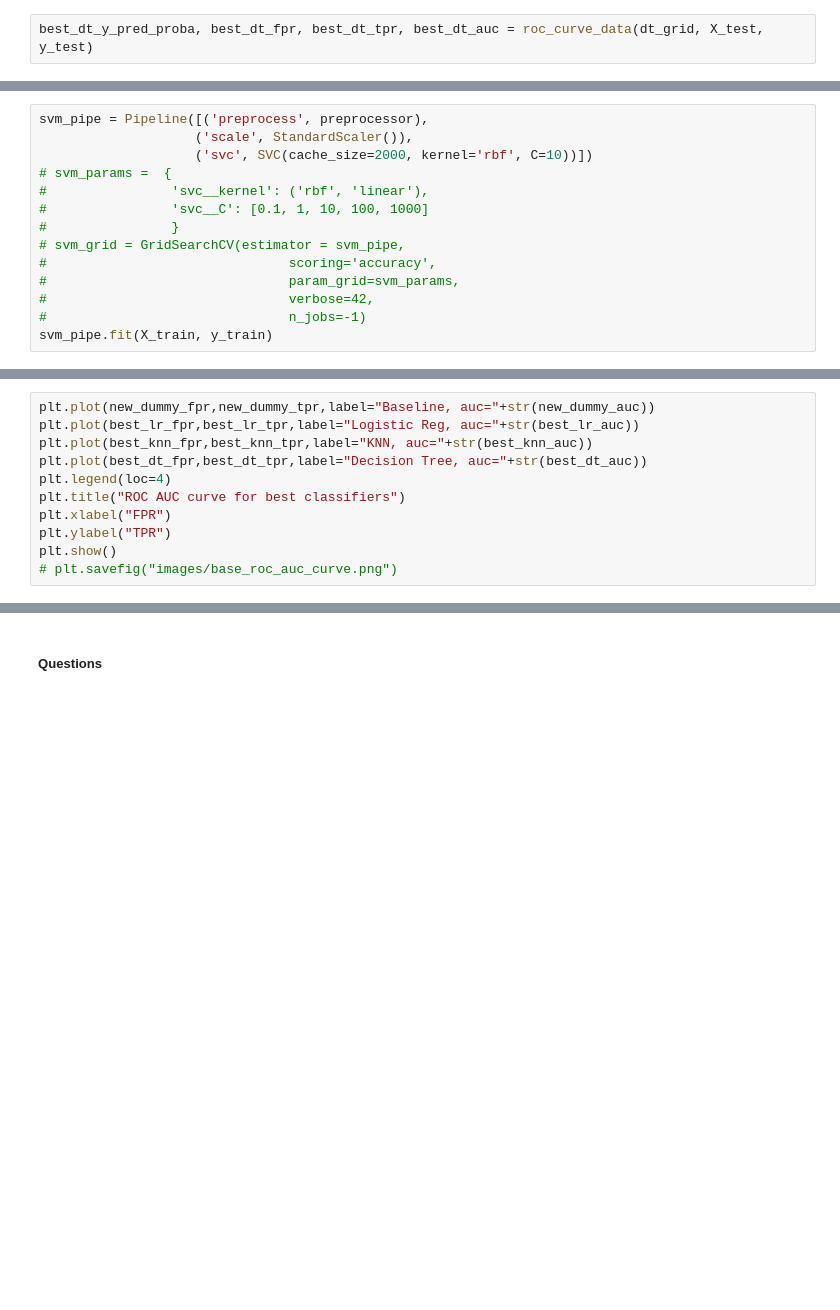
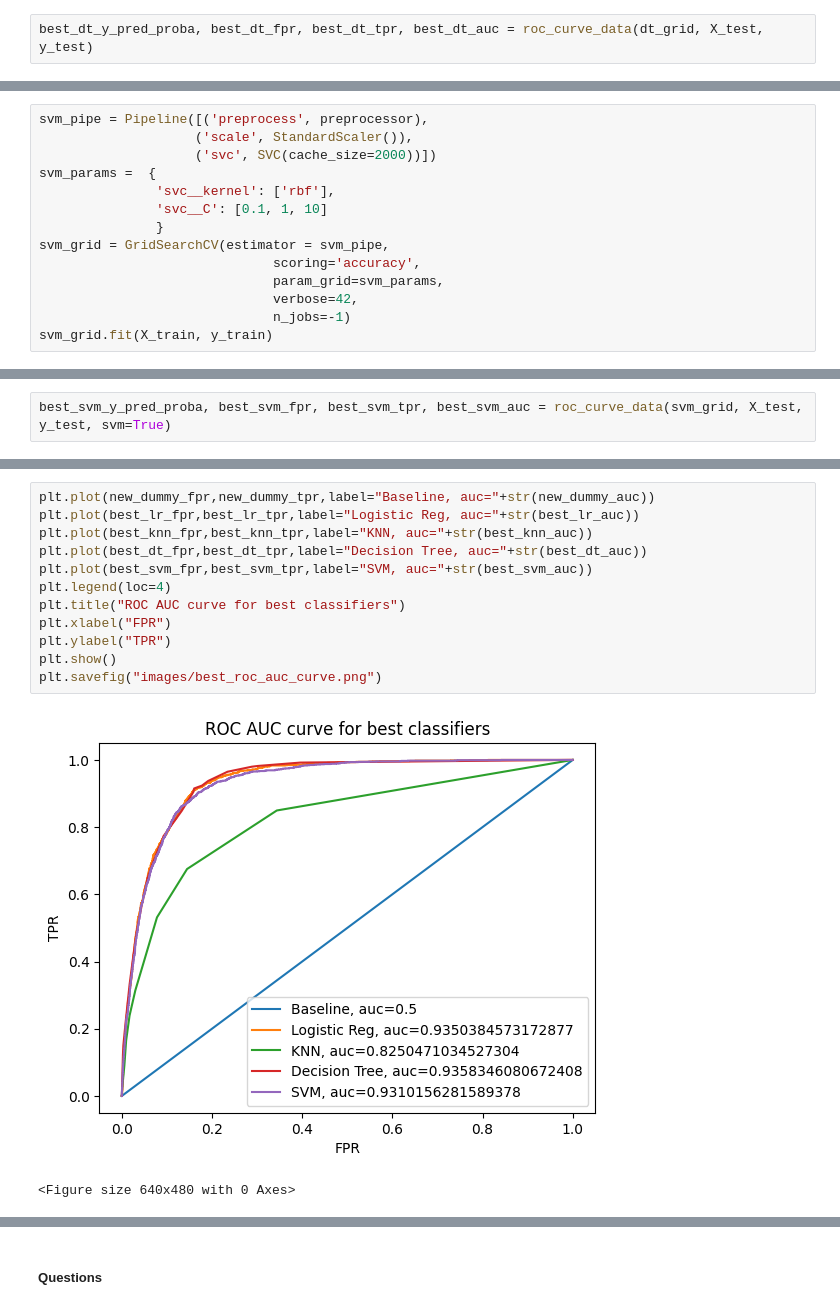
Before and after one commit to parthoghosh24/banking_marketing_campaign, a Jupyter notebook: prompt_III.ipynb, the cells around one changed output, grey strips where cells are left out. Saved outputs shown, nothing was run; the diff lists cells and outputs as text; blank space fills up the shorter version.

```diff
--- a/prompt_III.ipynb
+++ b/prompt_III.ipynb
@@ -880,15 +893,15 @@ Support Vector Machine. We are initializing the constructor with kernel='rbf' an
 # %%
 svm_pipe = Pipeline([('preprocess', preprocessor),
                     ('scale', StandardScaler()),
-                    ('svc', SVC(cache_size=2000, kernel='rbf', C=10))])
-# svm_params =  {
-#                'svc__kernel': ('rbf', 'linear'),
-#                'svc__C': [0.1, 1, 10, 100, 1000]
-#                }
-# svm_grid = GridSearchCV(estimator = svm_pipe,
-#                               scoring='accuracy',
-#                               param_grid=svm_params,
-#                               verbose=42,
-#                               n_jobs=-1)
-svm_pipe.fit(X_train, y_train)
+                    ('svc', SVC(cache_size=2000))])
+svm_params =  {
+               'svc__kernel': ['rbf'],
+               'svc__C': [0.1, 1, 10]
+               }
+svm_grid = GridSearchCV(estimator = svm_pipe,
+                              scoring='accuracy',
+                              param_grid=svm_params,
+                              verbose=42,
+                              n_jobs=-1)
+svm_grid.fit(X_train, y_train)
 # %% [output]
@@ -918,0 +969,2 @@ svc_grid.best_score_
+# %%
+best_svm_y_pred_proba, best_svm_fpr, best_svm_tpr, best_svm_auc = roc_curve_data(svm_grid, X_test, y_test, svm=True)
@@ -919,11 +985,15 @@ svc_grid.best_score_
 # %%
 plt.plot(new_dummy_fpr,new_dummy_tpr,label="Baseline, auc="+str(new_dummy_auc))
 plt.plot(best_lr_fpr,best_lr_tpr,label="Logistic Reg, auc="+str(best_lr_auc))
 plt.plot(best_knn_fpr,best_knn_tpr,label="KNN, auc="+str(best_knn_auc))
 plt.plot(best_dt_fpr,best_dt_tpr,label="Decision Tree, auc="+str(best_dt_auc))
+plt.plot(best_svm_fpr,best_svm_tpr,label="SVM, auc="+str(best_svm_auc))
 plt.legend(loc=4)
 plt.title("ROC AUC curve for best classifiers")
 plt.xlabel("FPR")
 plt.ylabel("TPR")
 plt.show()
-# plt.savefig("images/base_roc_auc_curve.png")
+plt.savefig("images/best_roc_auc_curve.png")
+# %% [output]
+[figure, added]
+<Figure size 640x480 with 0 Axes>
```
Also changed, not shown: parts of 44 cells of this notebook, 2 other files.
